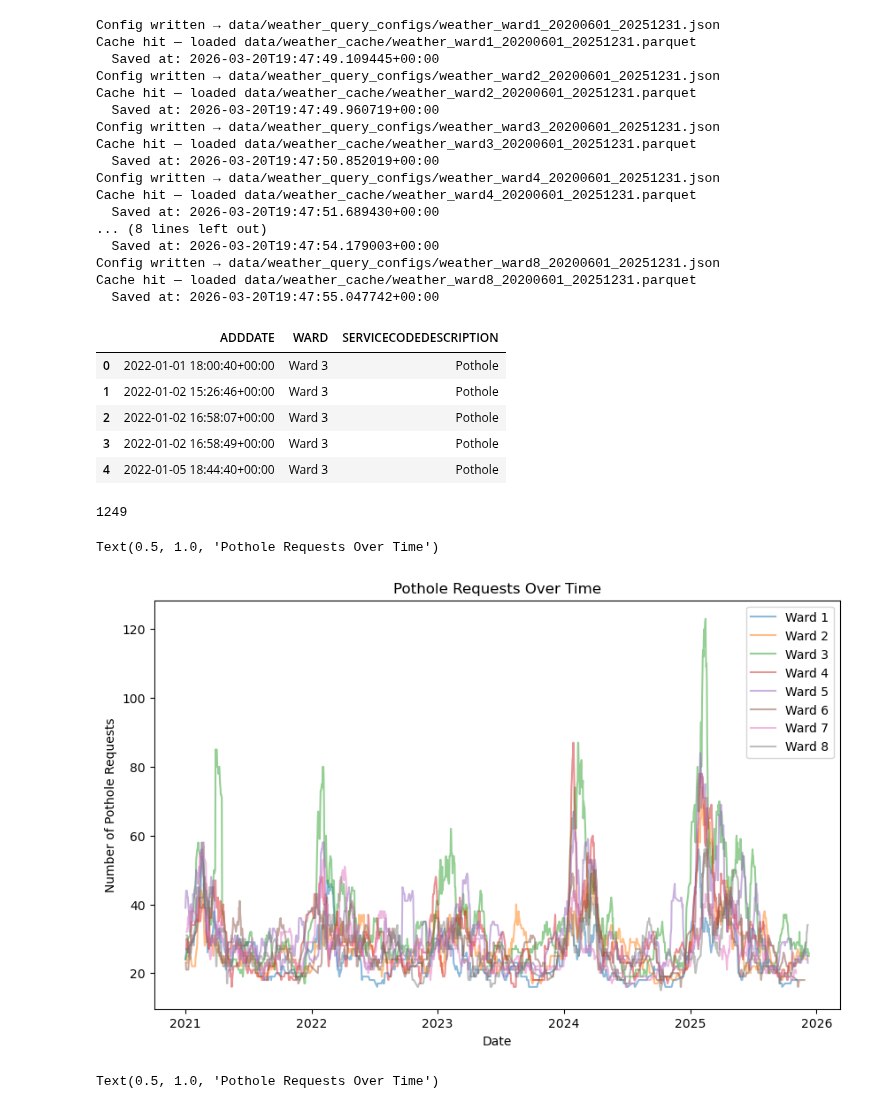
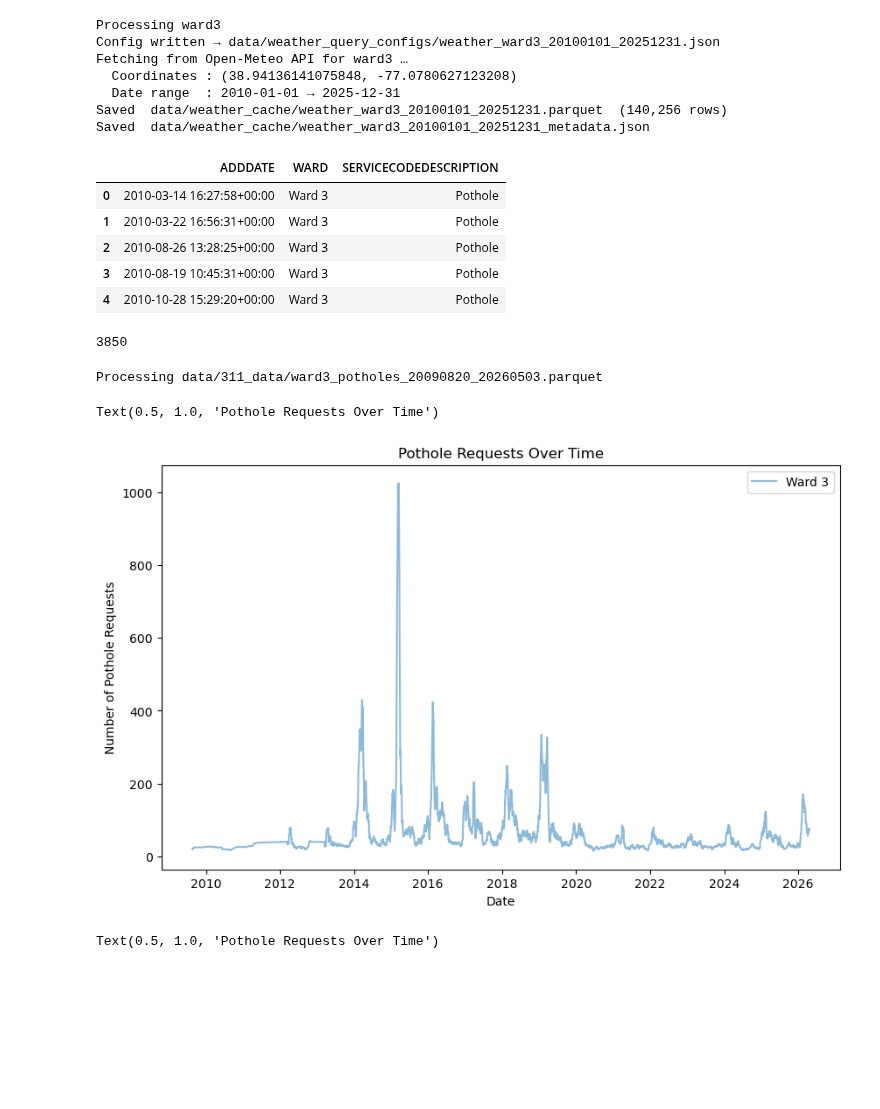
Before and after one commit to Erdos-Projects/spring-2026-dc-311, a Jupyter notebook: 2_visualize_time_series.ipynb, the cells around one changed output. Saved outputs shown, nothing was run; the diff lists cells and outputs as text; code cells hidden in the pictures; blank space fills up the shorter version.

Commit message:
longer data, linear and model baselines, assimilation, notebooks changed for testing

```diff
--- a/2_visualize_time_series.ipynb
+++ b/2_visualize_time_series.ipynb
@@ -24,28 +26,21 @@ Reading data/csv_data/311_City_Service_Requests_in_2025.csv …
 # inspect outs
 wards = [f'ward{i}' for i in range(1, 9)]
 for ward in wards:
+    if ward != 'ward3':
+        continue
+    print(f"Processing {ward}")
     lat, lon = outs[ward][1], outs[ward][2]
     # write a query config
-    query_config = write_query_config(ward, lat, lon, '2020-06-01', '2025-12-31')
+    query_config = write_query_config(ward, lat, lon, '2010-01-01', '2025-12-31')
     _, _ = fetch_and_save(query_config)
 # %% [output]
-Config written → data/weather_query_configs/weather_ward1_20200601_20251231.json
-Cache hit — loaded data/weather_cache/weather_ward1_20200601_20251231.parquet
-  Saved at: 2026-03-20T19:47:49.109445+00:00
-Config written → data/weather_query_configs/weather_ward2_20200601_20251231.json
-Cache hit — loaded data/weather_cache/weather_ward2_20200601_20251231.parquet
-  Saved at: 2026-03-20T19:47:49.960719+00:00
-Config written → data/weather_query_configs/weather_ward3_20200601_20251231.json
-Cache hit — loaded data/weather_cache/weather_ward3_20200601_20251231.parquet
-  Saved at: 2026-03-20T19:47:50.852019+00:00
-Config written → data/weather_query_configs/weather_ward4_20200601_20251231.json
-Cache hit — loaded data/weather_cache/weather_ward4_20200601_20251231.parquet
-  Saved at: 2026-03-20T19:47:51.689430+00:00
-... (8 lines left out)
-  Saved at: 2026-03-20T19:47:54.179003+00:00
-Config written → data/weather_query_configs/weather_ward8_20200601_20251231.json
-Cache hit — loaded data/weather_cache/weather_ward8_20200601_20251231.parquet
-  Saved at: 2026-03-20T19:47:55.047742+00:00
+Processing ward3
+Config written → data/weather_query_configs/weather_ward3_20100101_20251231.json
+Fetching from Open-Meteo API for ward3 …
+  Coordinates : (38.94136141075848, -77.0780627123208)
+  Date range  : 2010-01-01 → 2025-12-31
+Saved  data/weather_cache/weather_ward3_20100101_20251231.parquet  (140,256 rows)
+Saved  data/weather_cache/weather_ward3_20100101_20251231_metadata.json
 # %%
 # visualize the entire pothole requests data
 import pandas as pd
@@ -53,42 +48,47 @@ import matplotlib.pyplot as plt
 import seaborn as sns
 
 # Load the data
-df = pd.read_parquet('data/311_data/ward3_potholes_20210101_20251231.parquet')
+df = pd.read_parquet('data/311_data/ward3_potholes_20090820_20260503.parquet')
 df.head()
 # %% [output]
 |  | ADDDATE | WARD | SERVICECODEDESCRIPTION |
-| 0 | 2022-01-01 18:00:40+00:00 | Ward 3 | Pothole |
-| 1 | 2022-01-02 15:26:46+00:00 | Ward 3 | Pothole |
-| 2 | 2022-01-02 16:58:07+00:00 | Ward 3 | Pothole |
-| 3 | 2022-01-02 16:58:49+00:00 | Ward 3 | Pothole |
-| 4 | 2022-01-05 18:44:40+00:00 | Ward 3 | Pothole |
+| 0 | 2010-03-14 16:27:58+00:00 | Ward 3 | Pothole |
+| 1 | 2010-03-22 16:56:31+00:00 | Ward 3 | Pothole |
+| 2 | 2010-08-26 13:28:25+00:00 | Ward 3 | Pothole |
+| 3 | 2010-08-19 10:45:31+00:00 | Ward 3 | Pothole |
+| 4 | 2010-10-28 15:29:20+00:00 | Ward 3 | Pothole |
 # %%
 len(pd.to_datetime(df['ADDDATE']).dt.date.unique())
 # %% [output]
-1249
+3850
 # %%
-ward_parquets = [f'data/311_data/ward{i}_potholes_20210101_20251231.parquet' for i in range(1, 9)]
+# ward_parquets = [f'data/311_data/ward{i}_potholes_20210101_20251231.parquet' for i in range(1, 9)]
+ward_parquets = [f'data/311_data/ward{i}_potholes_20090820_20260503.parquet' for i in range(1, 9)]
 def process_pothole_data(df: pd.DataFrame) -> pd.DataFrame:
     df = df.sort_values("ADDDATE")
     df['DATE'] = pd.to_datetime(df['ADDDATE']).dt.date
     potholes_daily = df.groupby('DATE').size()
     return potholes_daily
 
 fig = plt.figure(figsize=(10, 6))
 ax = fig.add_subplot(111)
 for idx, f in enumerate(ward_parquets):
     ward_name = f'Ward {idx + 1}'
+    if ward_name != 'Ward 3':
+        continue
+    print(f"Processing {f}")
     df = pd.read_parquet(f)
     potholes_daily = process_pothole_data(df)
     ax.plot(potholes_daily.index, potholes_daily.rolling(15).sum().shift(-14),
             label=ward_name, alpha=0.5)
 ax.legend()
 plt.xlabel('Date')
 plt.ylabel('Number of Pothole Requests')
 plt.title('Pothole Requests Over Time')
 # %% [output]
-Text(0.5, 1.0, 'Pothole Requests Over Time')
+Processing data/311_data/ward3_potholes_20090820_20260503.parquet
+Text(0.5, 1.0, 'Pothole Requests Over Time')
-[figure, old version]
+[figure, new version]
 # %%
 # ward 3 trend
 idx = 3
```
Also changed, not shown: parts of 1 cell of this notebook, 31 other files.
